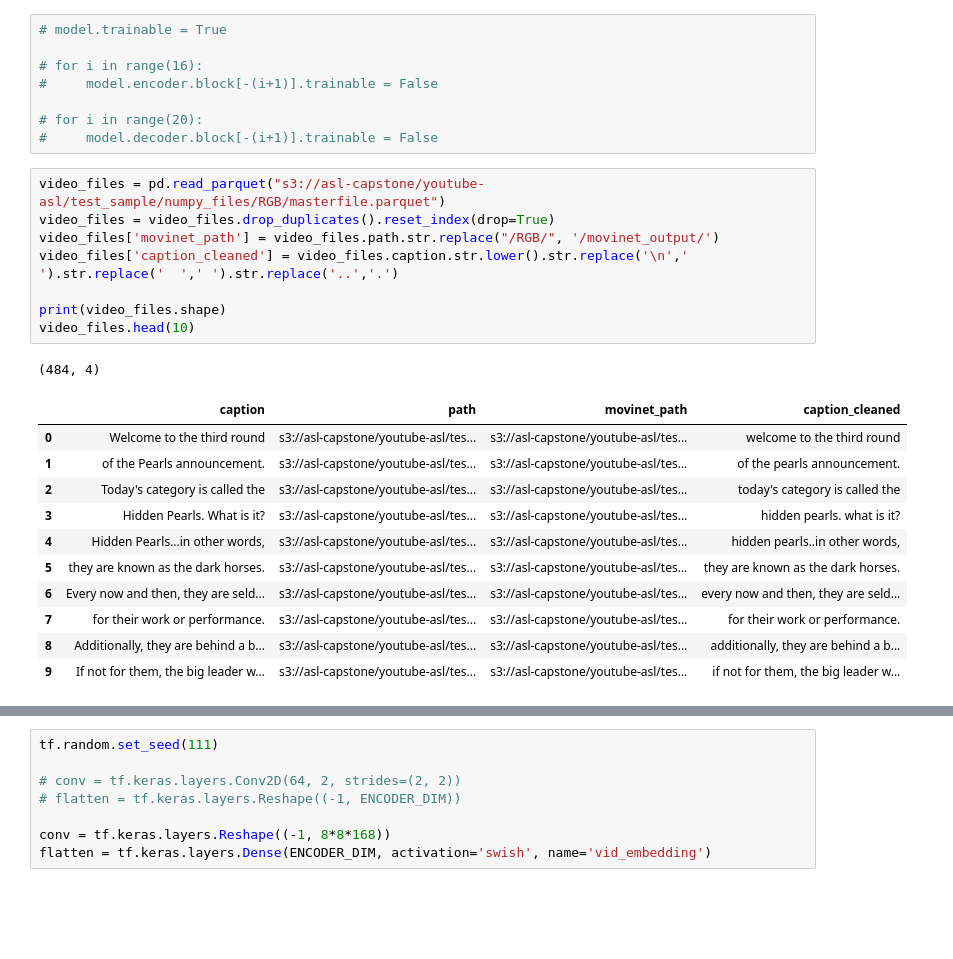
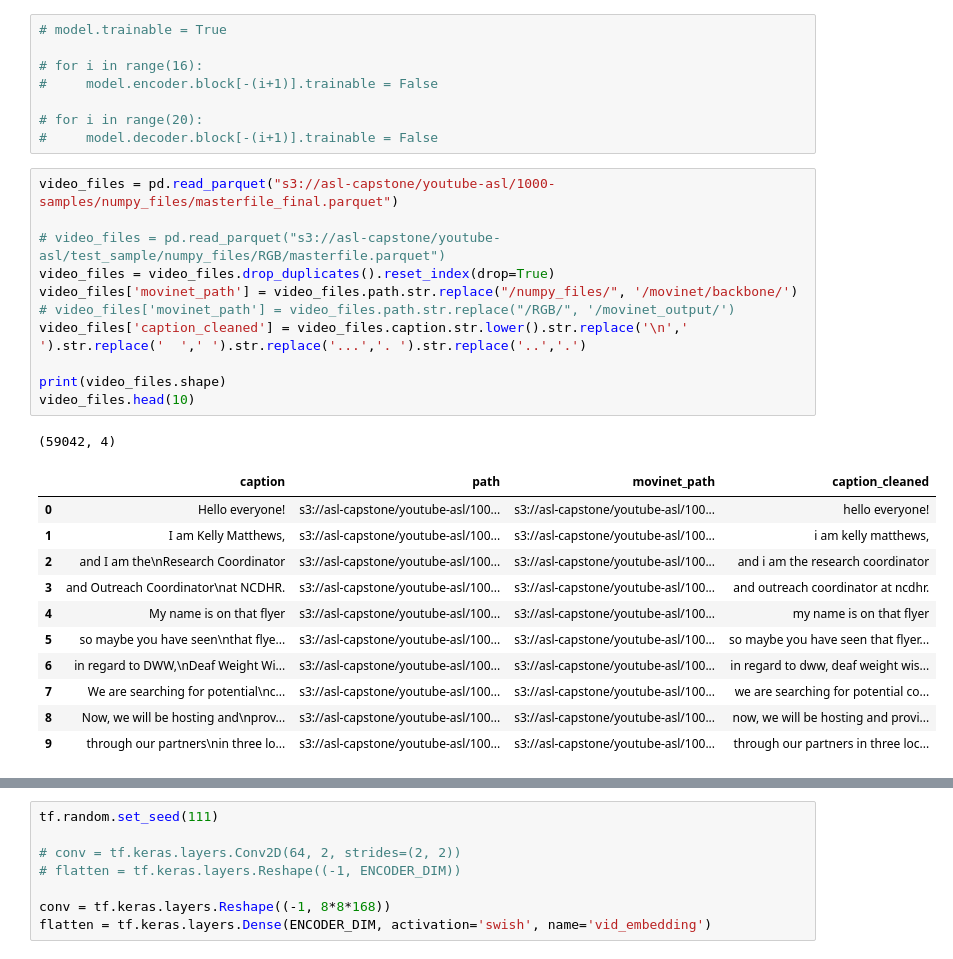
Before and after one commit to deanna-emery/ASL-Translator, a Jupyter notebook: modeling/T5_finetuning.ipynb, the cells around one changed output, grey strips where cells are left out. Saved outputs shown, nothing was run; the diff lists cells and outputs as text; blank space fills up the shorter version.

```diff
--- a/modeling/T5_finetuning.ipynb
+++ b/modeling/T5_finetuning.ipynb
@@ -122,23 +124,26 @@ _________________________________________________________________
 # for i in range(20):
 #     model.decoder.block[-(i+1)].trainable = False
 # %%
-video_files = pd.read_parquet("s3://asl-capstone/youtube-asl/test_sample/numpy_files/RGB/masterfile.parquet")
+video_files = pd.read_parquet("s3://asl-capstone/youtube-asl/1000-samples/numpy_files/masterfile_final.parquet")
+
+# video_files = pd.read_parquet("s3://asl-capstone/youtube-asl/test_sample/numpy_files/RGB/masterfile.parquet")
 video_files = video_files.drop_duplicates().reset_index(drop=True)
-video_files['movinet_path'] = video_files.path.str.replace("/RGB/", '/movinet_output/')
-video_files['caption_cleaned'] = video_files.caption.str.lower().str.replace('\n',' ').str.replace('  ',' ').str.replace('..','.')
+video_files['movinet_path'] = video_files.path.str.replace("/numpy_files/", '/movinet/backbone/')
+# video_files['movinet_path'] = video_files.path.str.replace("/RGB/", '/movinet_output/')
+video_files['caption_cleaned'] = video_files.caption.str.lower().str.replace('\n',' ').str.replace('  ',' ').str.replace('...','. ').str.replace('..','.')
 
 print(video_files.shape)
 video_files.head(10)
 # %% [output]
-(484, 4)
+(59042, 4)
 |  | caption | path | movinet_path | caption_cleaned |
-| 0 | Welcome to the third round | s3://asl-capstone/youtube-asl/tes... | s3://asl-capstone/youtube-asl/tes... | welcome to the third round |
-| 1 | of the Pearls announcement. | s3://asl-capstone/youtube-asl/tes... | s3://asl-capstone/youtube-asl/tes... | of the pearls announcement. |
-| 2 | Today's category is called the | s3://asl-capstone/youtube-asl/tes... | s3://asl-capstone/youtube-asl/tes... | today's category is called the |
-| 3 | Hidden Pearls. What is it? | s3://asl-capstone/youtube-asl/tes... | s3://asl-capstone/youtube-asl/tes... | hidden pearls. what is it? |
-| 4 | Hidden Pearls...in other words, | s3://asl-capstone/youtube-asl/tes... | s3://asl-capstone/youtube-asl/tes... | hidden pearls..in other words, |
-| 5 | they are known as the dark horses. | s3://asl-capstone/youtube-asl/tes... | s3://asl-capstone/youtube-asl/tes... | they are known as the dark horses. |
-| 6 | Every now and then, they are seld... | s3://asl-capstone/youtube-asl/tes... | s3://asl-capstone/youtube-asl/tes... | every now and then, they are seld... |
-| 7 | for their work or performance. | s3://asl-capstone/youtube-asl/tes... | s3://asl-capstone/youtube-asl/tes... | for their work or performance. |
-| 8 | Additionally, they are behind a b... | s3://asl-capstone/youtube-asl/tes... | s3://asl-capstone/youtube-asl/tes... | additionally, they are behind a b... |
-| 9 | If not for them, the big leader w... | s3://asl-capstone/youtube-asl/tes... | s3://asl-capstone/youtube-asl/tes... | if not for them, the big leader w... |
+| 0 | Hello everyone! | s3://asl-capstone/youtube-asl/100... | s3://asl-capstone/youtube-asl/100... | hello everyone! |
+| 1 | I am Kelly Matthews, | s3://asl-capstone/youtube-asl/100... | s3://asl-capstone/youtube-asl/100... | i am kelly matthews, |
+| 2 | and I am the\nResearch Coordinator | s3://asl-capstone/youtube-asl/100... | s3://asl-capstone/youtube-asl/100... | and i am the research coordinator |
+| 3 | and Outreach Coordinator\nat NCDHR. | s3://asl-capstone/youtube-asl/100... | s3://asl-capstone/youtube-asl/100... | and outreach coordinator at ncdhr. |
+| 4 | My name is on that flyer | s3://asl-capstone/youtube-asl/100... | s3://asl-capstone/youtube-asl/100... | my name is on that flyer |
+| 5 | so maybe you have seen\nthat flye... | s3://asl-capstone/youtube-asl/100... | s3://asl-capstone/youtube-asl/100... | so maybe you have seen that flyer... |
+| 6 | in regard to DWW,\nDeaf Weight Wi... | s3://asl-capstone/youtube-asl/100... | s3://asl-capstone/youtube-asl/100... | in regard to dww, deaf weight wis... |
+| 7 | We are searching for potential\nc... | s3://asl-capstone/youtube-asl/100... | s3://asl-capstone/youtube-asl/100... | we are searching for potential co... |
+| 8 | Now, we will be hosting and\nprov... | s3://asl-capstone/youtube-asl/100... | s3://asl-capstone/youtube-asl/100... | now, we will be hosting and provi... |
+| 9 | through our partners\nin three lo... | s3://asl-capstone/youtube-asl/100... | s3://asl-capstone/youtube-asl/100... | through our partners in three loc... |
```
Also changed, not shown: parts of 19 cells of this notebook.
